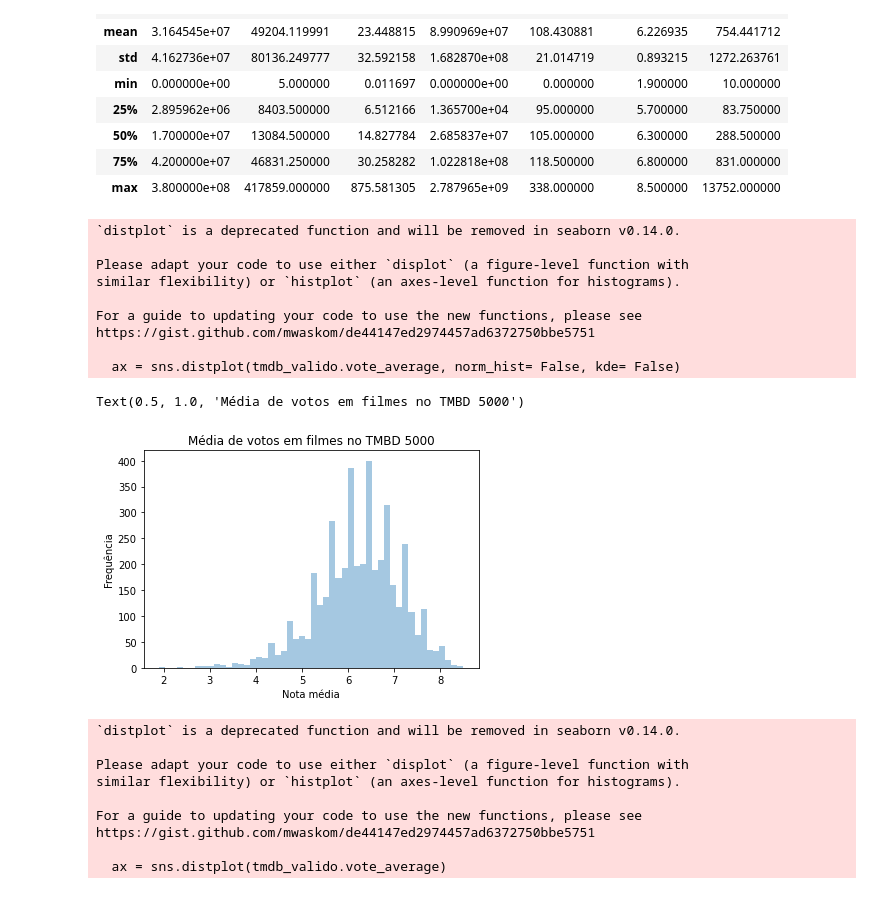
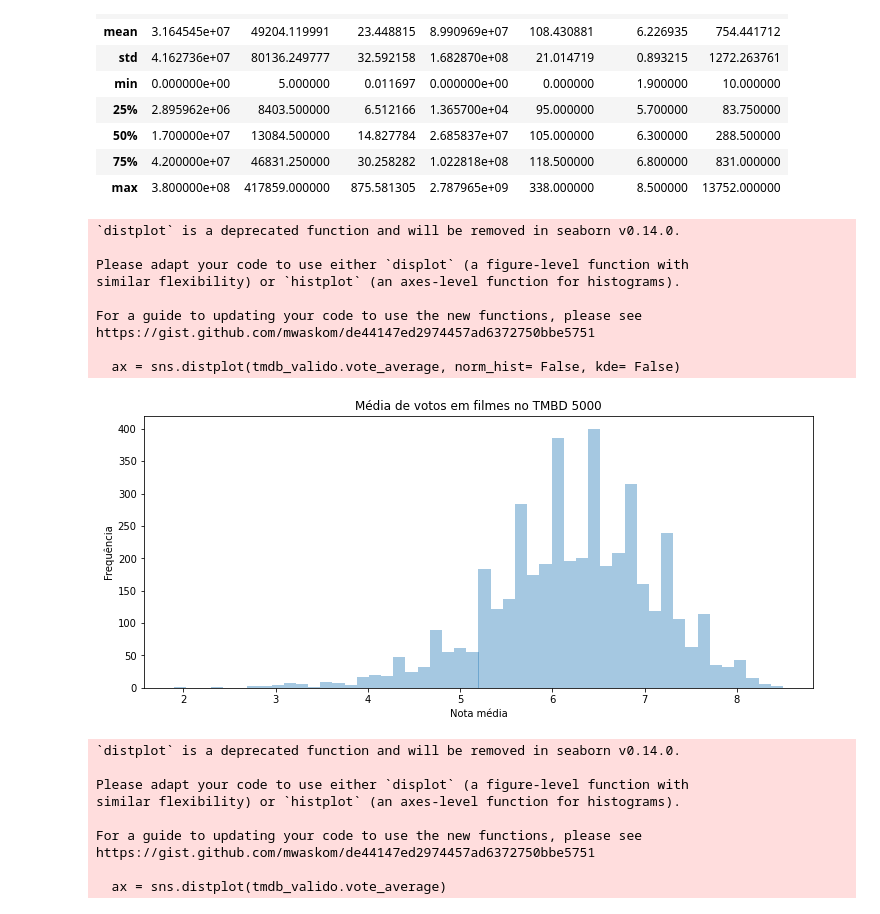
Before and after one commit to barbosawilliam/Learning_Python, a Jupyter notebook: Estatística com Python/Testes Estatísticos/analise_filmes.ipynb, the cells around one changed output. Drawn from its saved outputs; the diff is of its cells as text; code cells hidden in the pictures.

```diff
--- a/Estatística com Python/Testes Estatísticos/analise_filmes.ipynb
+++ b/Estatística com Python/Testes Estatísticos/analise_filmes.ipynb
@@ -97,19 +99,19 @@ tmdb_valido.describe()
 # %%
 ax = sns.distplot(tmdb_valido.vote_average, norm_hist= False, kde= False)
 ax.set(xlabel='Nota média', ylabel='Frequência')
 ax.set_title('Média de votos em filmes no TMBD 5000')
+ax.figure.set_size_inches(12,5)
 # %% [output]
 `distplot` is a deprecated function and will be removed in seaborn v0.14.0.
 
 Please adapt your code to use either `displot` (a figure-level function with
 similar flexibility) or `histplot` (an axes-level function for histograms).
 
 For a guide to updating your code to use the new functions, please see
 https://gist.github.com/mwaskom/de44147ed2974457ad6372750bbe5751
 
   ax = sns.distplot(tmdb_valido.vote_average, norm_hist= False, kde= False)
-Text(0.5, 1.0, 'Média de votos em filmes no TMBD 5000')
-[figure, old version]
+[figure, new version]
 # %%
 ax = sns.distplot(tmdb_valido.vote_average)
 ax.set(xlabel='Nota média', ylabel='Densidade')
```
Also changed, not shown: parts of 44 cells of this notebook.
